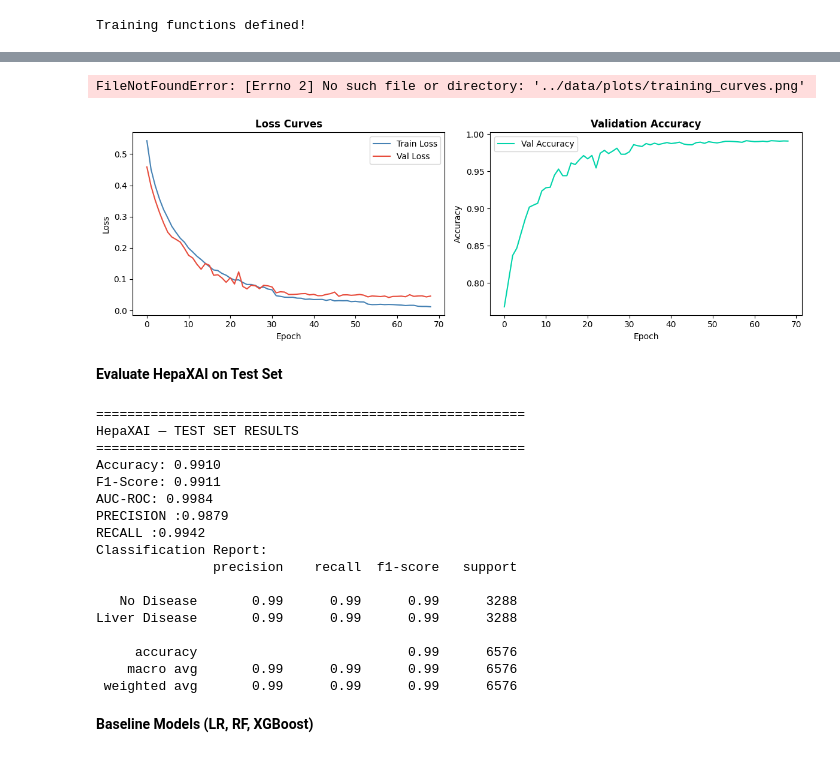
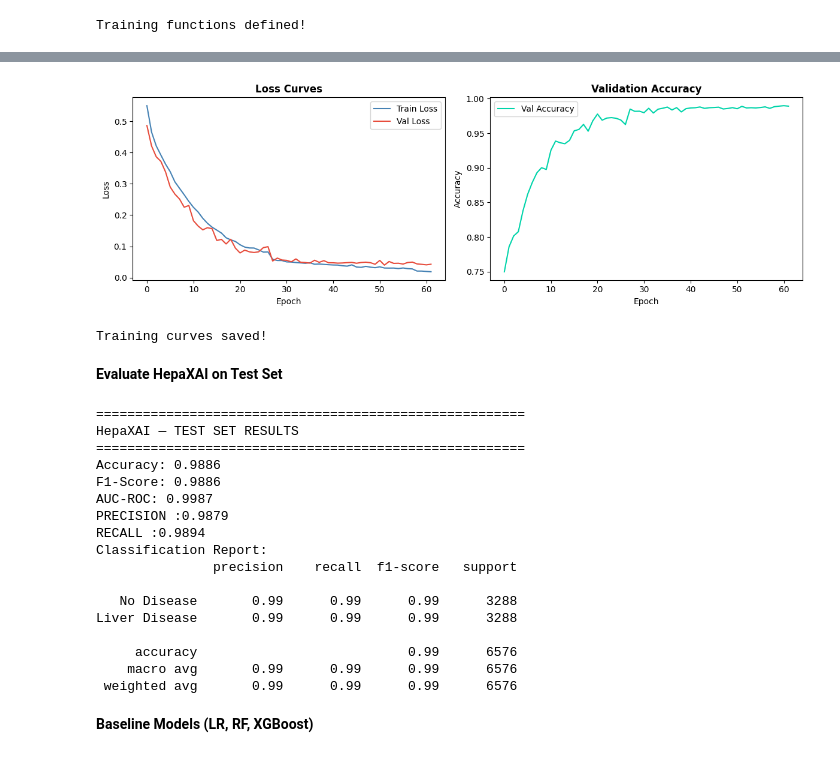
Before and after one commit to benameur21/HepaXAI, a Jupyter notebook: notebooks/modeling.ipynb, the cells around one changed output, grey strips where cells are left out. Drawn from its saved outputs; the diff is of its cells as text; code cells hidden in the pictures.

```diff
--- a/notebooks/modeling.ipynb
+++ b/notebooks/modeling.ipynb
@@ -100,13 +67,13 @@ Setup done!
 # %% [markdown]
 **Load Data**
 # %%
-X_train = pd.read_csv(f"{DATA_PATH}/X_train.csv")
-X_val   = pd.read_csv(f"{DATA_PATH}/X_val.csv")
-X_test  = pd.read_csv(f"{DATA_PATH}/X_test.csv")
+X_train = pd.read_csv(f"{SAVE_PATH}/X_train.csv")
+X_val   = pd.read_csv(f"{SAVE_PATH}/X_val.csv")
+X_test  = pd.read_csv(f"{SAVE_PATH}/X_test.csv")
 
-y_train = pd.read_csv(f"{DATA_PATH}/y_train.csv").values.ravel()
-y_val   = pd.read_csv(f"{DATA_PATH}/y_val.csv").values.ravel()
-y_test  = pd.read_csv(f"{DATA_PATH}/y_test.csv").values.ravel()
+y_train = pd.read_csv(f"{SAVE_PATH}/y_train.csv").values.ravel()
+y_val   = pd.read_csv(f"{SAVE_PATH}/y_val.csv").values.ravel()
+y_test  = pd.read_csv(f"{SAVE_PATH}/y_test.csv").values.ravel()
 
 print(f"X_train : {X_train.shape}")
 print(f"X_val   : {X_val.shape}")
@@ -446,30 +414,36 @@ Best val loss: 0.0416
 # %%
 # Plot training curves
 fig, axes = plt.subplots(1, 2, figsize=(12, 4))
 
 axes[0].plot(train_losses, label="Train Loss", color="steelblue")
 axes[0].plot(val_losses,   label="Val Loss",   color="#e74c3c")
 axes[0].set_title("Loss Curves", fontweight="bold")
 axes[0].set_xlabel("Epoch")
 axes[0].set_ylabel("Loss")
 axes[0].legend()
 
 axes[1].plot(val_accs, color="#00d4aa", label="Val Accuracy")
 axes[1].set_title("Validation Accuracy", fontweight="bold")
 axes[1].set_xlabel("Epoch")
 axes[1].set_ylabel("Accuracy")
 axes[1].legend()
 
 plt.tight_layout()
-plt.savefig("../data/plots/training_curves.png", dpi=150)
+# Plot training curves
+# ensure plots directory exists before saving
+plots_dir = "../data/plots"
+os.makedirs(plots_dir, exist_ok=True)
+plt.savefig(f"{plots_dir}/training_curves.png", dpi=150)
 plt.show()
 print("Training curves saved!")
 # %% [output]
+[figure, new version]
-FileNotFoundError: [Errno 2] No such file or directory: '../data/plots/training_curves.png'
+Training curves saved!
-[figure, old version]
 # %% [markdown]
 **Evaluate HepaXAI on Test Set**
 # %%
+from sklearn.metrics import precision_score, recall_score
+
 # Load best model
 model.load_state_dict(torch.load(f"{MODEL_PATH}/hepaxai_best.pt"))
 model.eval()
@@ -489,7 +463,7 @@ print("=" * 55)
 print(f"Accuracy: {accuracy_score(y_test, y_pred):.4f}")
 print(f"F1-Score: {f1_score(y_test, y_pred):.4f}")
 print(f"AUC-ROC: {roc_auc_score(y_test, y_prob):.4f}")
-print(f"PRECISION :{ precision_score(y_test, y_pred):.4f}")
+print(f"PRECISION :{precision_score(y_test, y_pred):.4f}")
 print(f"RECALL :{ recall_score(y_test, y_pred):.4f}")
 
 
@@ -499,11 +473,11 @@ print(classification_report(y_test, y_pred,target_names=["No Disease", "Liver Di
 =======================================================
 HepaXAI — TEST SET RESULTS
 =======================================================
-Accuracy: 0.9910
-F1-Score: 0.9911
-AUC-ROC: 0.9984
+Accuracy: 0.9886
+F1-Score: 0.9886
+AUC-ROC: 0.9987
 PRECISION :0.9879
-RECALL :0.9942
+RECALL :0.9894
 Classification Report:
                precision    recall  f1-score   support
 
```
Also changed, not shown: parts of 8 cells of this notebook, 21 other files.
